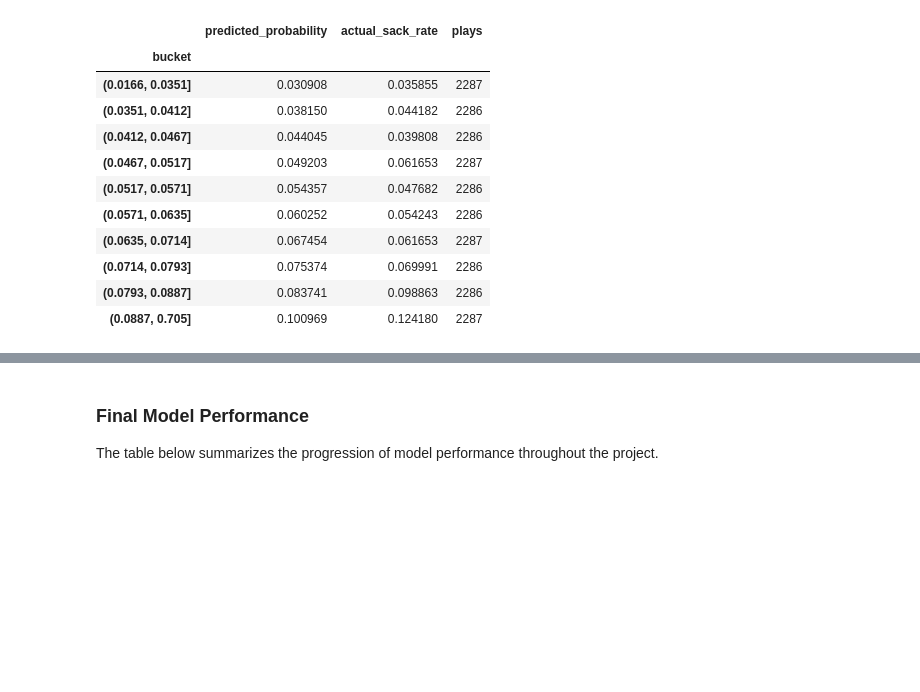
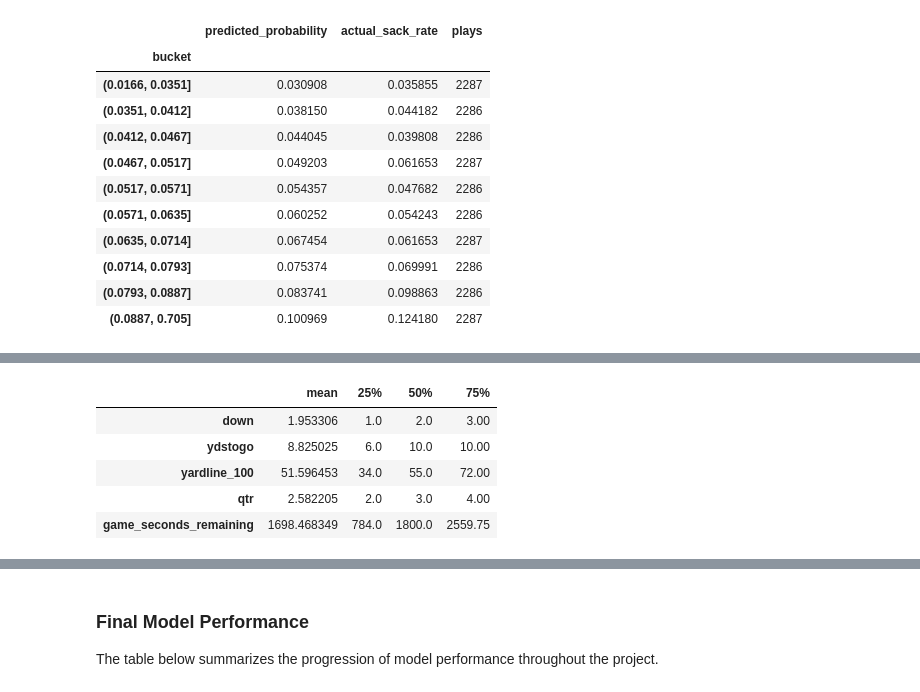
Before and after one commit to ethanfr10/NFL-Sack-Prediction, a Jupyter notebook: notebooks/01_data_exploration.ipynb, the cells around one changed output, grey strips where cells are left out. Cells and saved outputs as stored; diff of their text form; code cells hidden in the pictures; blank space fills up the shorter version.

```diff
--- a/notebooks/01_data_exploration.ipynb
+++ b/notebooks/01_data_exploration.ipynb
@@ -1686,0 +1754,13 @@ bucket_results
+# %%
+feature_summary = X_train.describe().T
+
+feature_summary[
+    ["mean", "25%", "50%", "75%"]
+].head()
+# %% [output]
+|  | mean | 25% | 50% | 75% |
+| down | 1.953306 | 1.0 | 2.0 | 3.00 |
+| ydstogo | 8.825025 | 6.0 | 10.0 | 10.00 |
+| yardline_100 | 51.596453 | 34.0 | 55.0 | 72.00 |
+| qtr | 2.582205 | 2.0 | 3.0 | 4.00 |
+| game_seconds_remaining | 1698.468349 | 784.0 | 1800.0 | 2559.75 |
```
Also changed, not shown: parts of 10 cells of this notebook, 2 other files.
